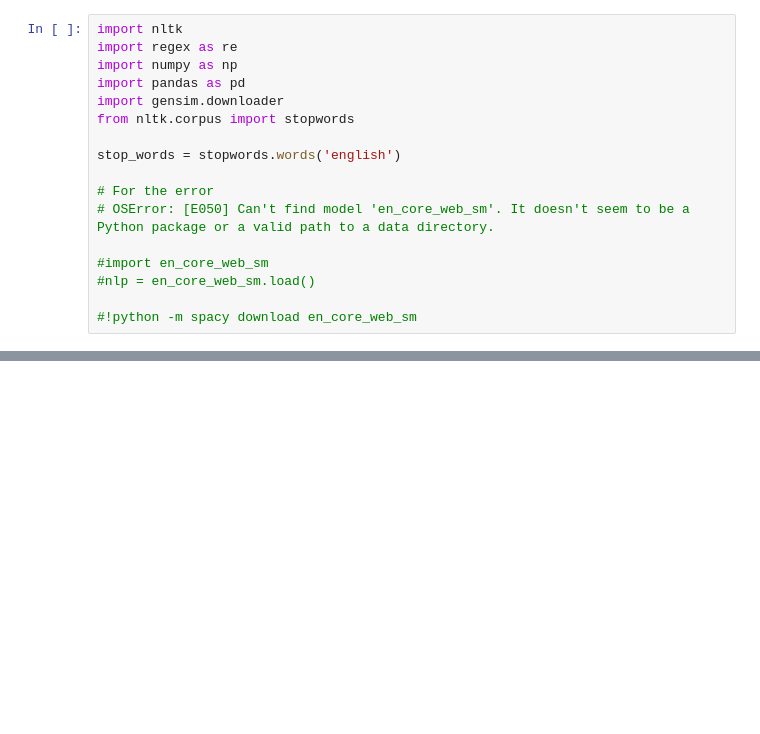
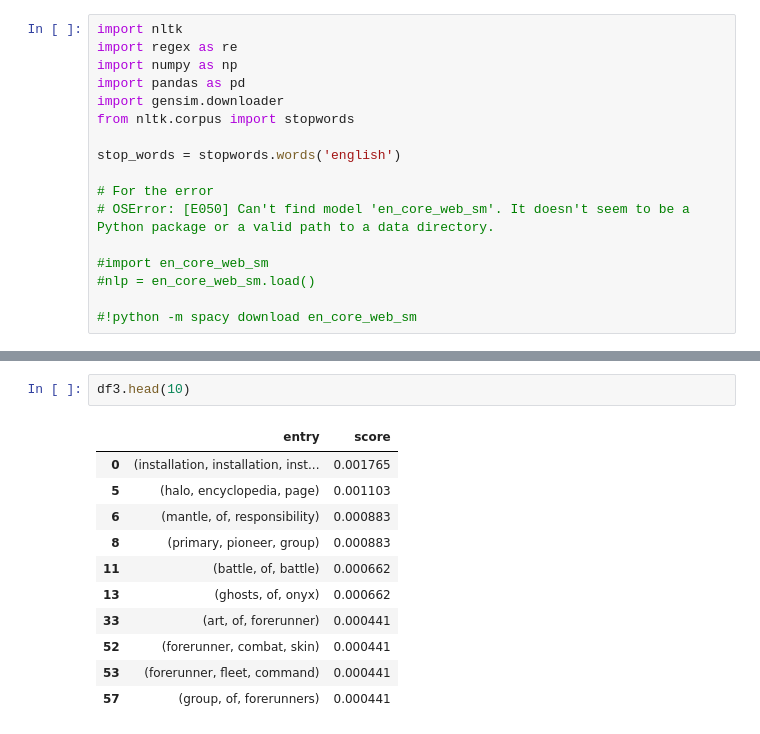
Before and after one commit to suhren/keyword, a Jupyter notebook: generation.ipynb, the cells around one changed output, grey strips where cells are left out. Drawn from its saved outputs; the diff is of its cells as text; blank space fills up the shorter version.

```diff
--- a/generation.ipynb
+++ b/generation.ipynb
@@ -367,0 +183,14 @@ counts.shape
+# %%
+df3.head(10)
+# %% [output]
+|  | entry | score |
+| 0 | (installation, installation, inst... | 0.001765 |
+| 5 | (halo, encyclopedia, page) | 0.001103 |
+| 6 | (mantle, of, responsibility) | 0.000883 |
+| 8 | (primary, pioneer, group) | 0.000883 |
+| 11 | (battle, of, battle) | 0.000662 |
+| 13 | (ghosts, of, onyx) | 0.000662 |
+| 33 | (art, of, forerunner) | 0.000441 |
+| 52 | (forerunner, combat, skin) | 0.000441 |
+| 53 | (forerunner, fleet, command) | 0.000441 |
+| 57 | (group, of, forerunners) | 0.000441 |
```
Also changed, not shown: parts of 53 cells of this notebook, 4 other files.
